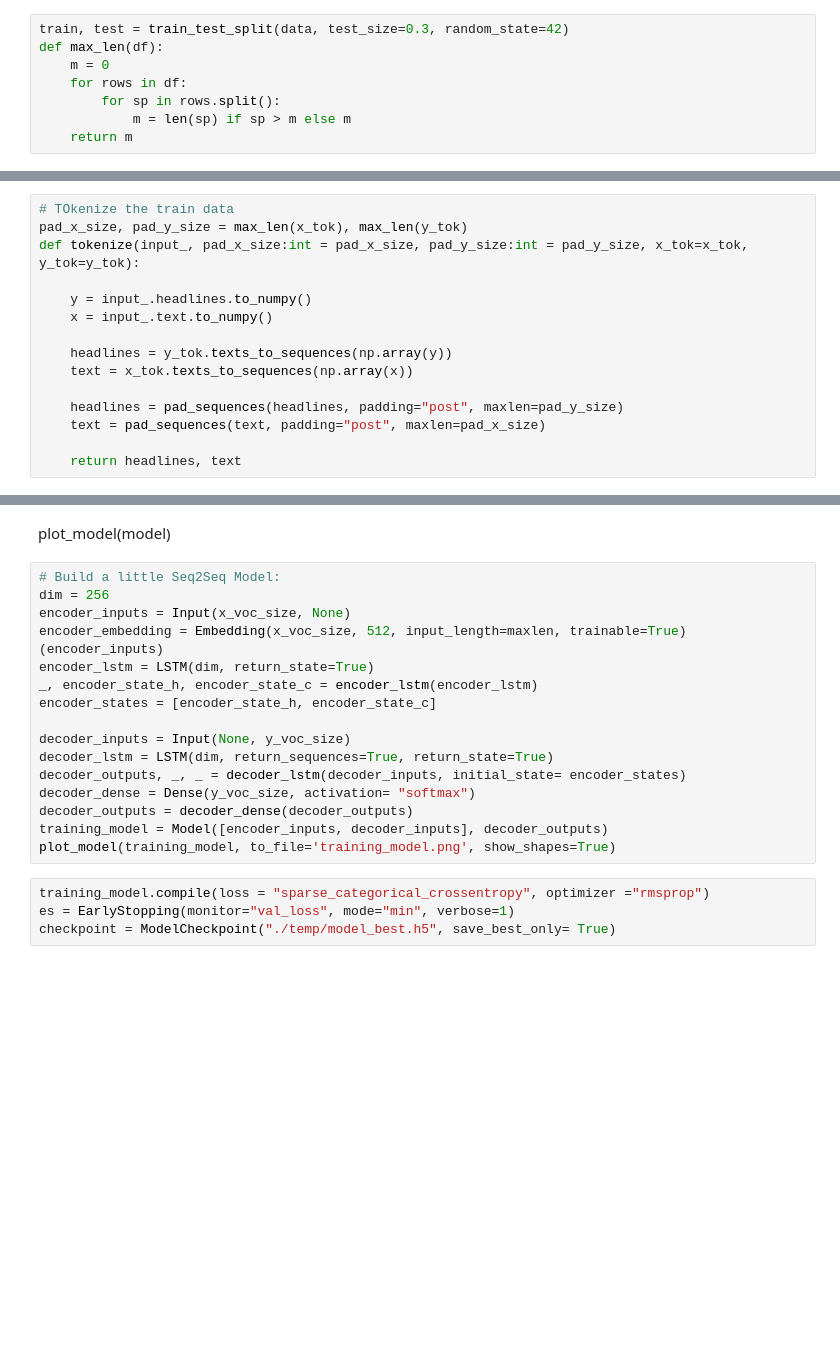
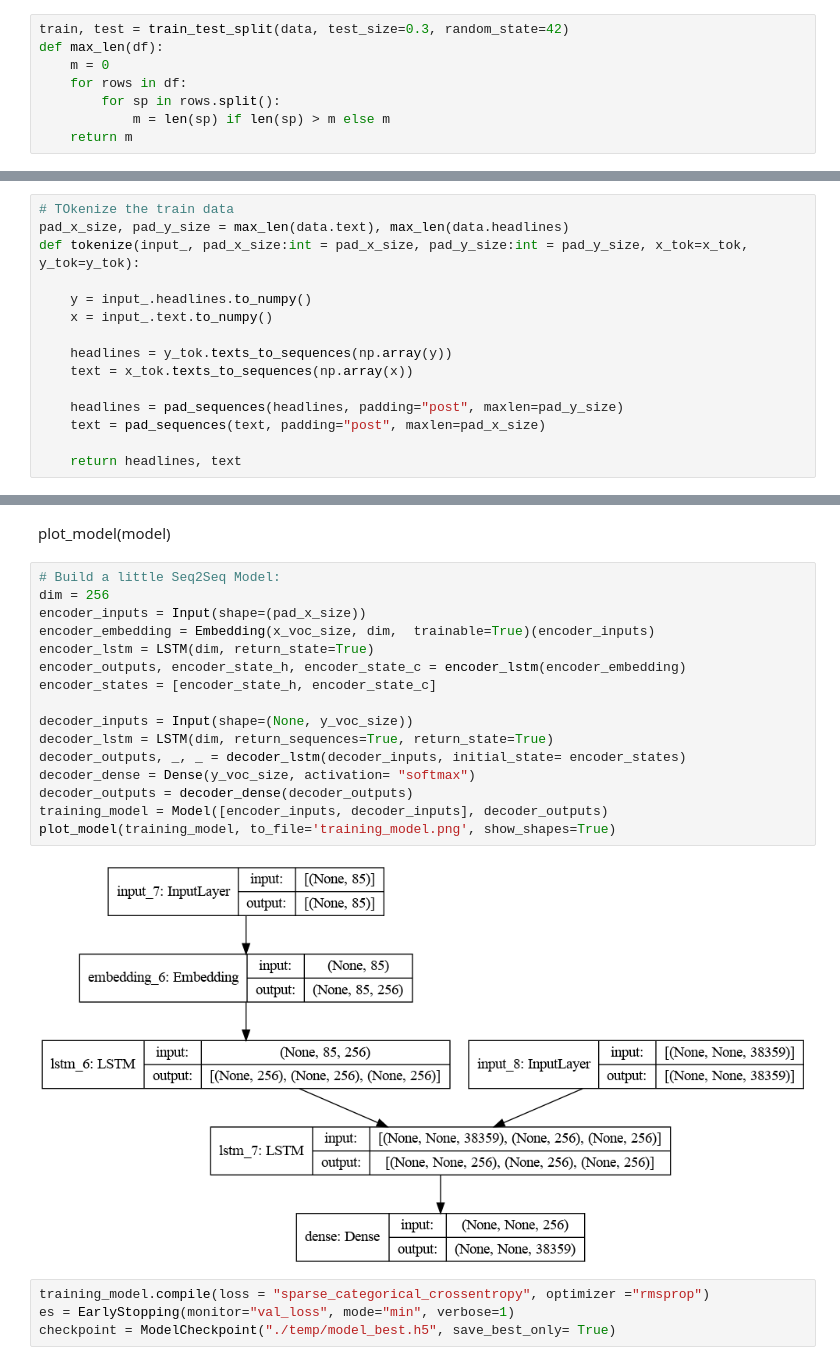
Before and after one commit to Kidchris/NaturalLanguagePreprocessing, a Jupyter notebook: summaryzer.ipynb, the cells around one changed output, grey strips where cells are left out. Drawn from its saved outputs; the diff is of its cells as text; blank space fills up the shorter version.

```diff
--- a/summaryzer.ipynb
+++ b/summaryzer.ipynb
@@ -134,7 +134,7 @@ def max_len(df):
     m = 0
     for rows in df:
         for sp in rows.split():
-            m = len(sp) if sp > m else m
+            m = len(sp) if len(sp) > m else m
     return m
 # %%
 def tokenizer(tok_object, x):
@@ -147,7 +147,7 @@ x_tok = tokenizer(Tokenizer(), (train["text"].to_list()))
 y_tok = tokenizer(Tokenizer(), (train["headlines"].to_list()))
 # %%
 # TOkenize the train data
-pad_x_size, pad_y_size = max_len(x_tok), max_len(y_tok)
+pad_x_size, pad_y_size = max_len(data.text), max_len(data.headlines)
 def tokenize(input_, pad_x_size:int = pad_x_size, pad_y_size:int = pad_y_size, x_tok=x_tok, y_tok=y_tok):
 
     y = input_.headlines.to_numpy()
@@ -184,19 +188,21 @@ plot_model(model)
 # %%
 # Build a little Seq2Seq Model:
 dim = 256
-encoder_inputs = Input(x_voc_size, None)
-encoder_embedding = Embedding(x_voc_size, 512, input_length=maxlen, trainable=True)(encoder_inputs)
+encoder_inputs = Input(shape=(pad_x_size))
+encoder_embedding = Embedding(x_voc_size, dim,  trainable=True)(encoder_inputs)
 encoder_lstm = LSTM(dim, return_state=True)
-_, encoder_state_h, encoder_state_c = encoder_lstm(encoder_lstm)
+encoder_outputs, encoder_state_h, encoder_state_c = encoder_lstm(encoder_embedding)
 encoder_states = [encoder_state_h, encoder_state_c]
 
-decoder_inputs = Input(None, y_voc_size)
+decoder_inputs = Input(shape=(None, y_voc_size))
 decoder_lstm = LSTM(dim, return_sequences=True, return_state=True)
 decoder_outputs, _, _ = decoder_lstm(decoder_inputs, initial_state= encoder_states)
 decoder_dense = Dense(y_voc_size, activation= "softmax")
 decoder_outputs = decoder_dense(decoder_outputs)
 training_model = Model([encoder_inputs, decoder_inputs], decoder_outputs)
 plot_model(training_model, to_file='training_model.png', show_shapes=True)
+# %% [output]
+[figure, added]
 # %%
 training_model.compile(loss = "sparse_categorical_crossentropy", optimizer ="rmsprop")
 es = EarlyStopping(monitor="val_loss", mode="min", verbose=1)
```
Also changed, not shown: parts of 2 cells of this notebook, 3 other files.
